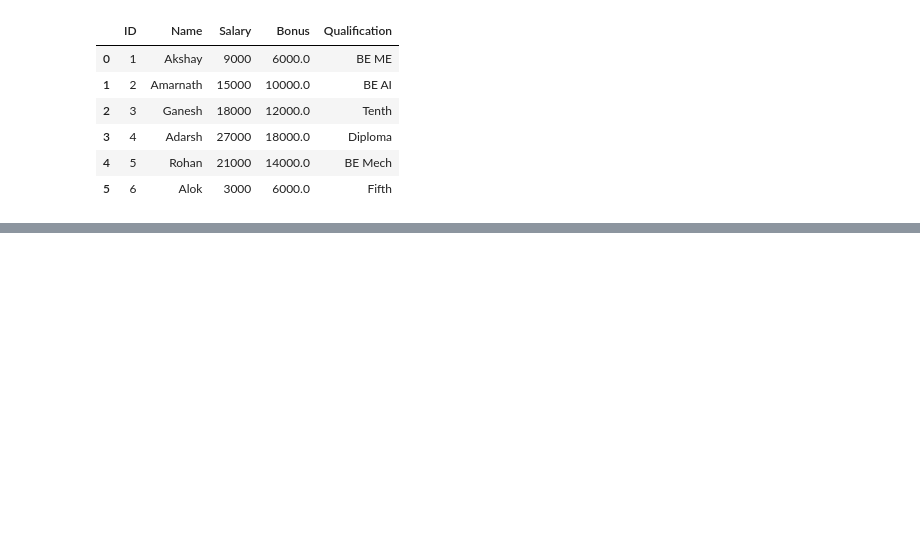
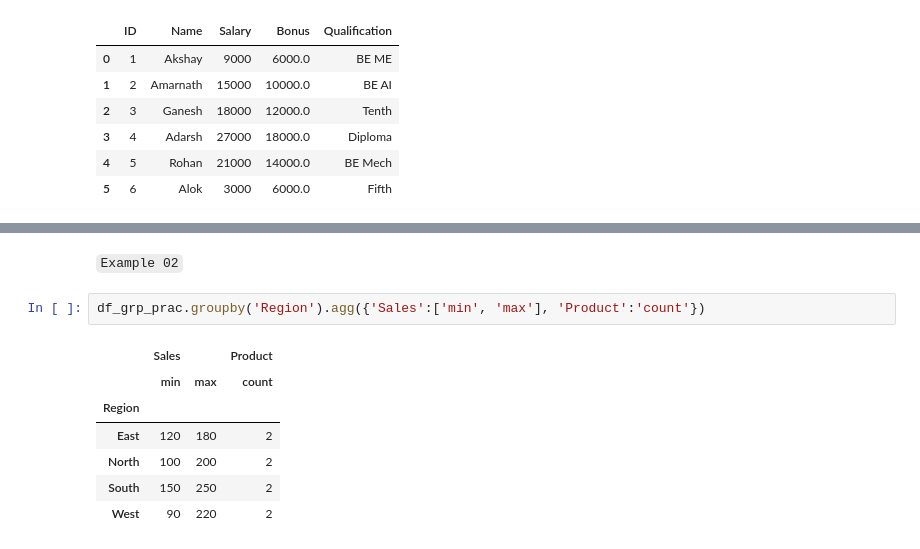
Before and after one commit to AkshayABK/Pandas-Notebook-Practice, a Jupyter notebook: Introduction to Pandas.ipynb, the cells around one changed output, grey strips where cells are left out. Saved outputs shown, nothing was run; the diff lists cells and outputs as text; blank space fills up the shorter version.

```diff
--- a/Introduction to Pandas.ipynb
+++ b/Introduction to Pandas.ipynb
@@ -552,0 +617,12 @@ df_general
+# %% [markdown]
+`Example 02`
+# %%
+df_grp_prac.groupby('Region').agg({'Sales':['min', 'max'], 'Product':'count'})
+# %% [output]
+|  | Sales |  | Product |
+|  | min | max | count |
+| Region |  |  |  |
+| East | 120 | 180 | 2 |
+| North | 100 | 200 | 2 |
+| South | 150 | 250 | 2 |
+| West | 90 | 220 | 2 |
```
Also changed, not shown: parts of 18 cells of this notebook.
